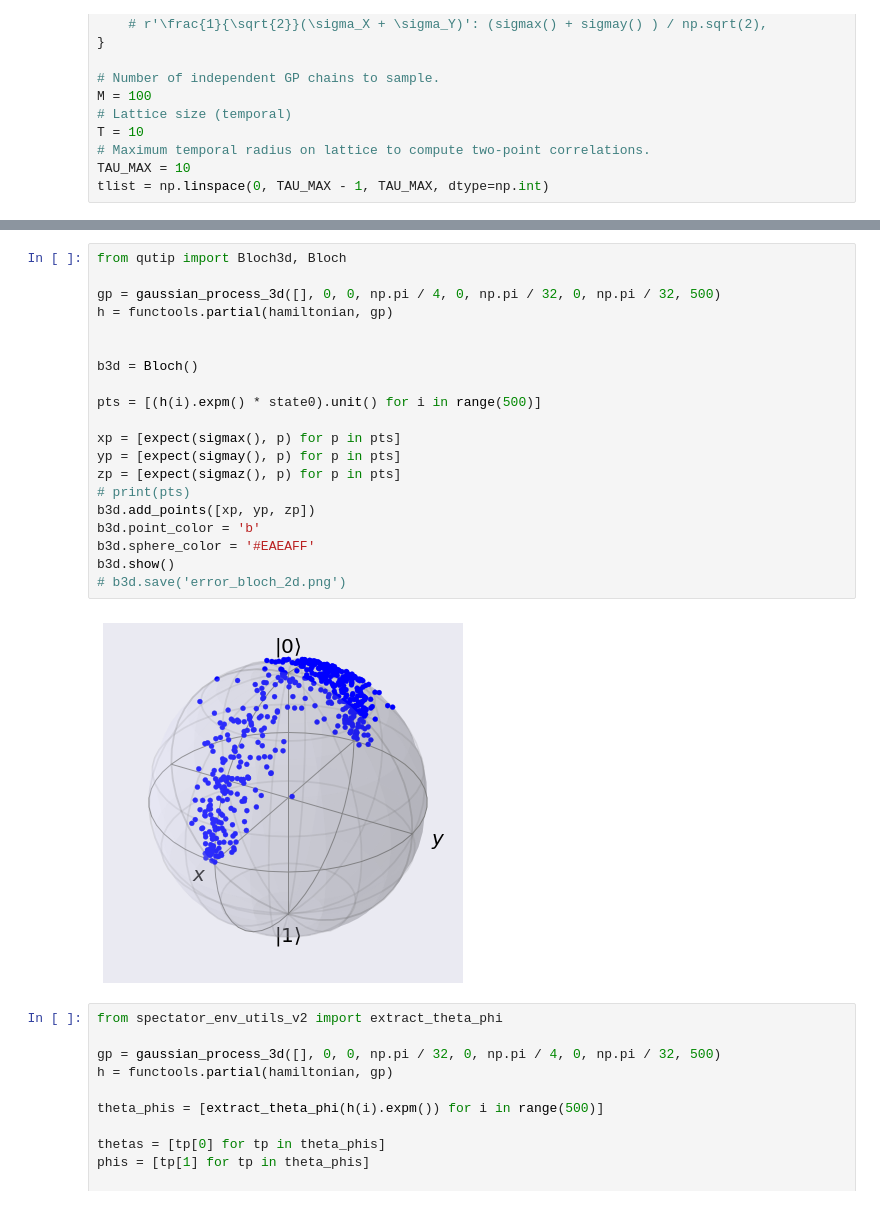
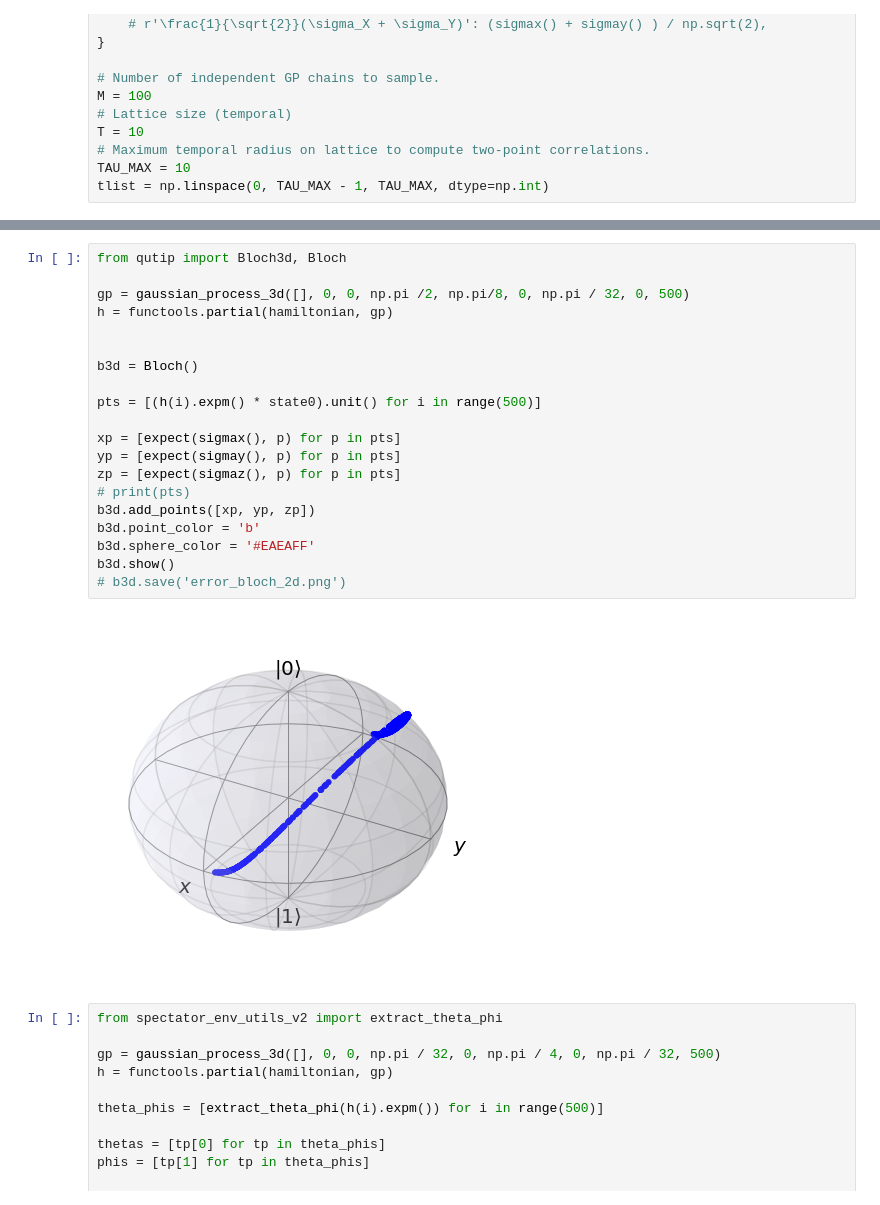
Before and after one commit to farice/SpectatorQubits, a Jupyter notebook: keldysh.ipynb, the cells around one changed output, grey strips where cells are left out. Cells and saved outputs as stored; diff of their text form.

Commit message:
plots

```diff
--- a/keldysh.ipynb
+++ b/keldysh.ipynb
@@ -106,25 +108,25 @@ b3d.save('error_bloch_1d.png')
 # %%
 from qutip import Bloch3d, Bloch
 
-gp = gaussian_process_3d([], 0, 0, np.pi / 4, 0, np.pi / 32, 0, np.pi / 32, 500)
+gp = gaussian_process_3d([], 0, 0, np.pi /2, np.pi/8, 0, np.pi / 32, 0, 500)
 h = functools.partial(hamiltonian, gp)
 
 
 b3d = Bloch()
 
 pts = [(h(i).expm() * state0).unit() for i in range(500)]
 
 xp = [expect(sigmax(), p) for p in pts]
 yp = [expect(sigmay(), p) for p in pts]
 zp = [expect(sigmaz(), p) for p in pts]
 # print(pts)
 b3d.add_points([xp, yp, zp])
 b3d.point_color = 'b'
 b3d.sphere_color = '#EAEAFF'
 b3d.show()
 # b3d.save('error_bloch_2d.png')
 # %% [output]
-[figure, old version]
+[figure, new version]
 # %%
 from spectator_env_utils_v2 import extract_theta_phi
 
```
Also changed, not shown: parts of 1 cell of this notebook, 4 other files.
